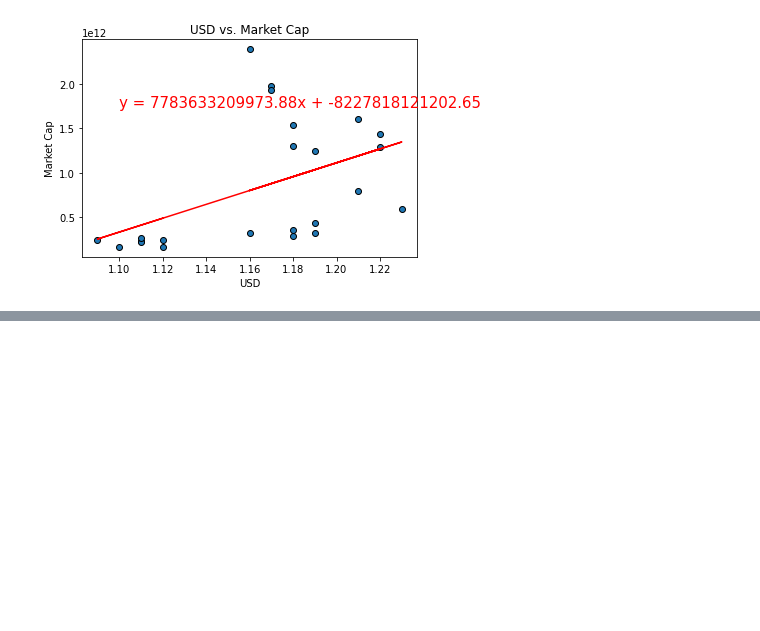
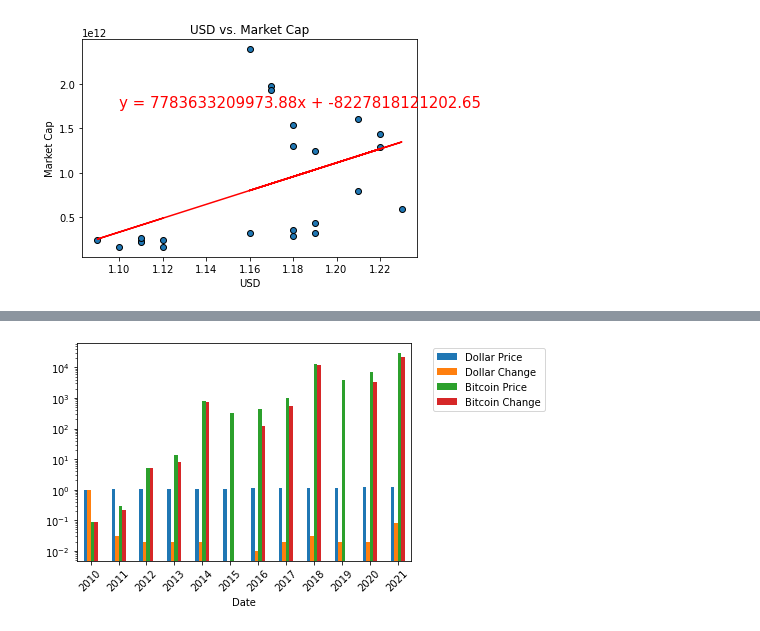
Before and after one commit to samuelroiz/Crypto_Analysis, a Jupyter notebook: Graphs_Crypto_Code.ipynb, the cells around one changed output, grey strips where cells are left out. Saved outputs shown, nothing was run; the diff lists cells and outputs as text; code cells hidden in the pictures; blank space fills up the shorter version.

```diff
--- a/Graphs_Crypto_Code.ipynb
+++ b/Graphs_Crypto_Code.ipynb
@@ -544,0 +644,27 @@ The r-squared is: 0.4737418865820348
+# %%
+date_list = [2010,2011,2012,2013,2014,2015,2016,2017,2018,2019,2020,2021]
+dollar_price = [1.00, 1.03, 1.05, 1.07, 1.09, 1.09, 1.10, 1.12, 1.15, 1.17, 1.19, 1.27]
+dollar_change = []
+dollar_percentage = []
+old_price = 0
+
+for price in dollar_price:
+    price_amount = price - old_price
+    price_amount = round(price_amount,2)
+    dollar_change.append(price_amount)
+    if old_price == 0:
+        price_percent = 0
+    else:
+        price_percent = (price_amount/old_price) * 100
+    price_percent = round(price_percent,2)
+    dollar_percentage.append(price_percent)
+
+    old_price = price
+
+data={'Date':date_list, 'Dollar Price':dollar_price, 'Dollar Change': dollar_change, 'Dollar Percentage Change': dollar_percentage}
+
+dollar_data_raw = pd.DataFrame(data)
+dollar_data = pd.DataFrame(data)
+
+dollar_data["Dollar Percentage Change"] = dollar_data["Dollar Percentage Change"].astype(float).map("{:,.2f}%".format)
+dollar_data
@@ -544,0 +738,3 @@ The r-squared is: 0.4737418865820348
+# %%
+merge_df = pd.merge(dollar_data, bitcoin_data, on="Date")
+merge_df
@@ -544,0 +755,7 @@ The r-squared is: 0.4737418865820348
+# %%
+merge_df.plot.bar(x='Date', logy=True)
+plt.xticks(rotation=45)
+plt.legend(bbox_to_anchor=(1.05, 1), loc='upper left')
+plt.show()
+# %% [output]
+[figure, added]
```
Also changed, not shown: parts of 12 cells of this notebook, 10 other files.
